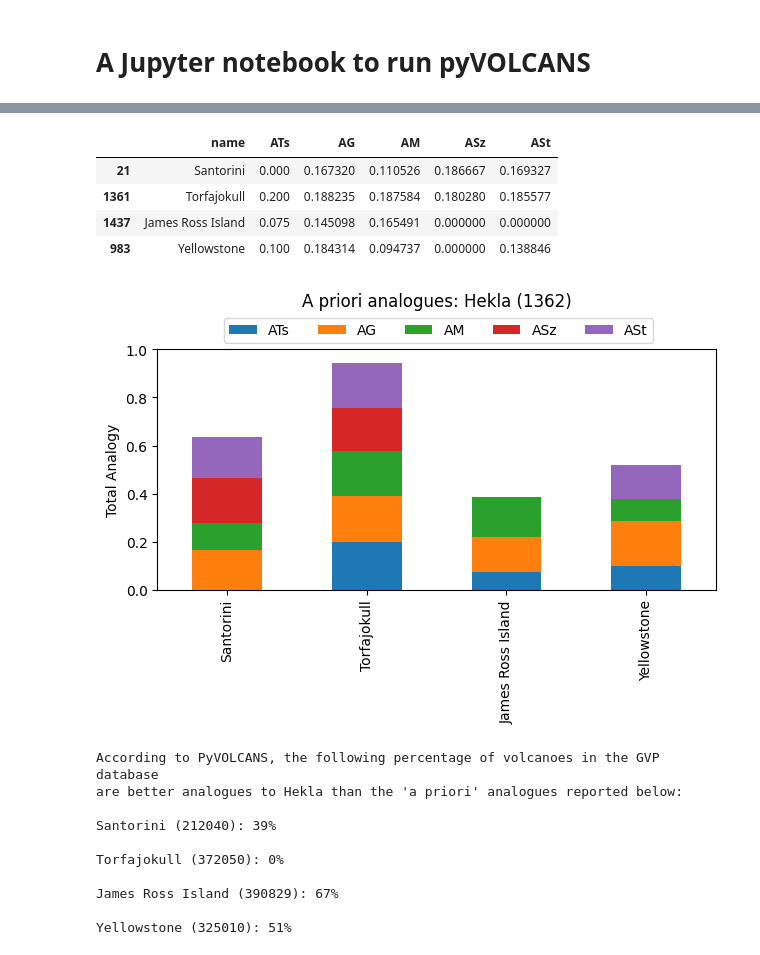
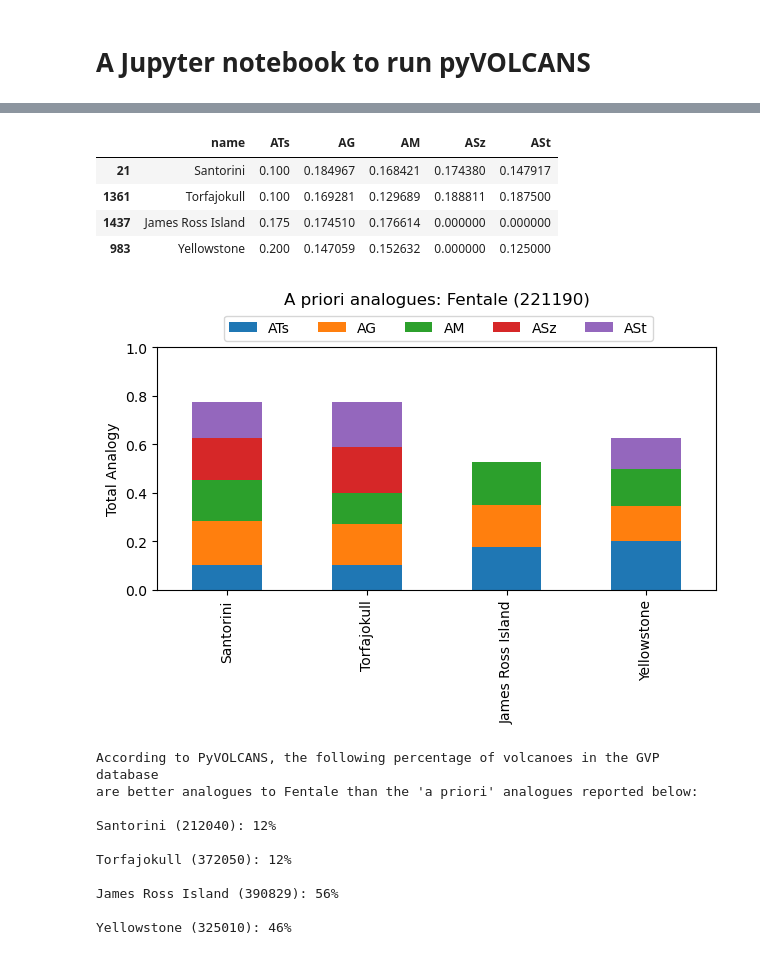
Before and after one commit to BritishGeologicalSurvey/pyvolcans, a Jupyter notebook: docs/pyVOLCANS.ipynb, the cells around one changed output, grey strips where cells are left out. Drawn from its saved outputs; the diff is of its cells as text; code cells hidden in the pictures.

```diff
--- a/docs/pyVOLCANS.ipynb
+++ b/docs/pyVOLCANS.ipynb
@@ -4,7 +4,7 @@
 import pyvolcans.pyvolcans_func as pvf
 # %%
 # Prepare arguments
-volcano_input = 'Hekla'  # Can be name or ID
+volcano_input = 221190  # Can be name [str] or Smithsonian ID (vnum) [int]
 weights = {'tectonic_setting': 0.2,
            'geochemistry': 0.2,
            'morphology': 0.2,
@@ -15,11 +15,12 @@ count = 10
 
 # Validate input arguments
 if isinstance(volcano_input, int):
-    volcano_name = pvf.get_volcano_name_from_idx(volcano_input)
-    volcano_id = volcano_input
+    volcano_idx = pvf.get_volcano_idx_from_number(volcano_input)
+    volcano_name = pvf.get_volcano_name_from_idx(volcano_idx)
+    volcano_vnum = volcano_input
 else:
     volcano_name = volcano_input
-    volcano_id = pvf.get_volcano_idx_from_name(volcano_input)
+    volcano_vnum = pvf.get_volcano_number_from_name(volcano_input)
 
 assert sum(weights.values()) == 1  # Weights must add up to 1
 
@@ -78,19 +79,19 @@ volcans_result.loc[volcans_result['smithsonian_id'] == 371050]
 # %%
 # Plot comparisons with specific volcanoes selected apriori
 apriori_volcanoes = ['Santorini', 'Torfajokull', 'James Ross Island', 'Yellowstone']
 
 # weights label is used in the filename if save_figure is True
 weights_label = 'Ts{:.3f}G{:.3f}M{:.3f}Sz{:.3f}St{:.3f}'.format(*weights.values())
 
-pvf.plot_bar_apriori_analogues(volcano_name, volcano_id, apriori_volcanoes,
+pvf.plot_bar_apriori_analogues(volcano_name, volcano_vnum, apriori_volcanoes,
                                volcans_result, weights_label, save_figure=False)
 # %% [output]
 |  | name | ATs | AG | AM | ASz | ASt |
-| 21 | Santorini | 0.000 | 0.167320 | 0.110526 | 0.186667 | 0.169327 |
-| 1361 | Torfajokull | 0.200 | 0.188235 | 0.187584 | 0.180280 | 0.185577 |
-| 1437 | James Ross Island | 0.075 | 0.145098 | 0.165491 | 0.000000 | 0.000000 |
-| 983 | Yellowstone | 0.100 | 0.184314 | 0.094737 | 0.000000 | 0.138846 |
+| 21 | Santorini | 0.100 | 0.184967 | 0.168421 | 0.174380 | 0.147917 |
+| 1361 | Torfajokull | 0.100 | 0.169281 | 0.129689 | 0.188811 | 0.187500 |
+| 1437 | James Ross Island | 0.175 | 0.174510 | 0.176614 | 0.000000 | 0.000000 |
+| 983 | Yellowstone | 0.200 | 0.147059 | 0.152632 | 0.000000 | 0.125000 |
-[figure, old version]
+[figure, new version]
 # %%
 # Display proportion of better analogues than apriori volcanoes
 percentiles, better_analogues = pvf.get_many_analogy_percentiles(volcano_input,
@@ -98,12 +99,12 @@ percentiles, better_analogues = pvf.get_many_analogy_percentiles(volcano_input,
                                                                  volcans_result)
 # %% [output]
 According to PyVOLCANS, the following percentage of volcanoes in the GVP database
-are better analogues to Hekla than the 'a priori' analogues reported below:
+are better analogues to Fentale than the 'a priori' analogues reported below:
 
-Santorini (212040): 39%
+Santorini (212040): 12%
 
-Torfajokull (372050): 0%
+Torfajokull (372050): 12%
 
-James Ross Island (390829): 67%
+James Ross Island (390829): 56%
 
-Yellowstone (325010): 51%
+Yellowstone (325010): 46%
```
Also changed, not shown: parts of 4 cells of this notebook.
